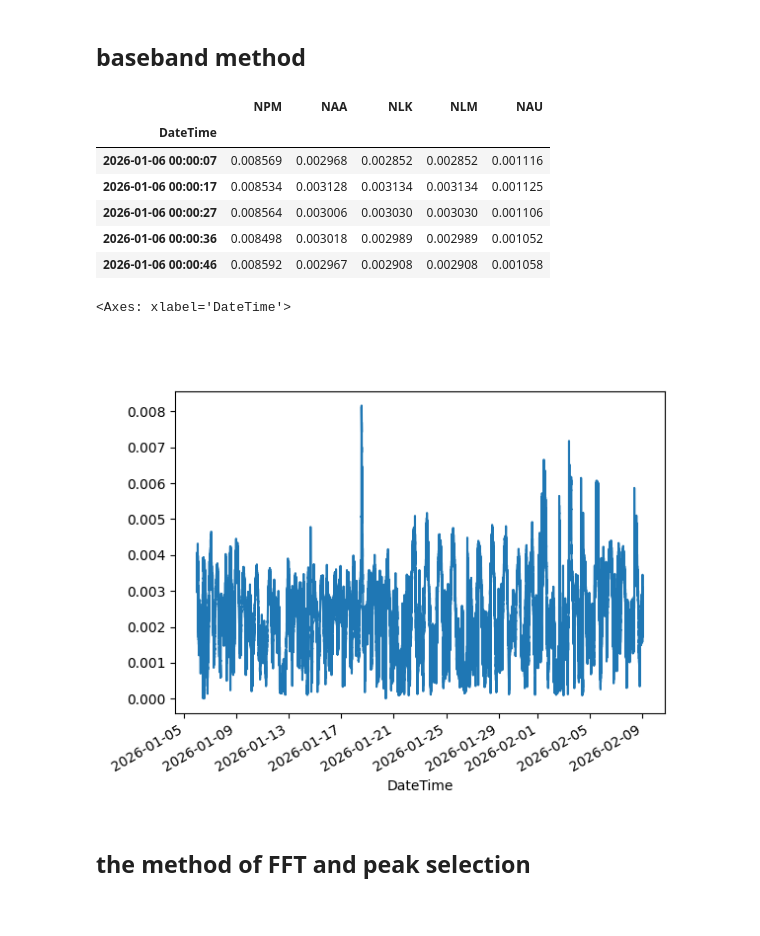
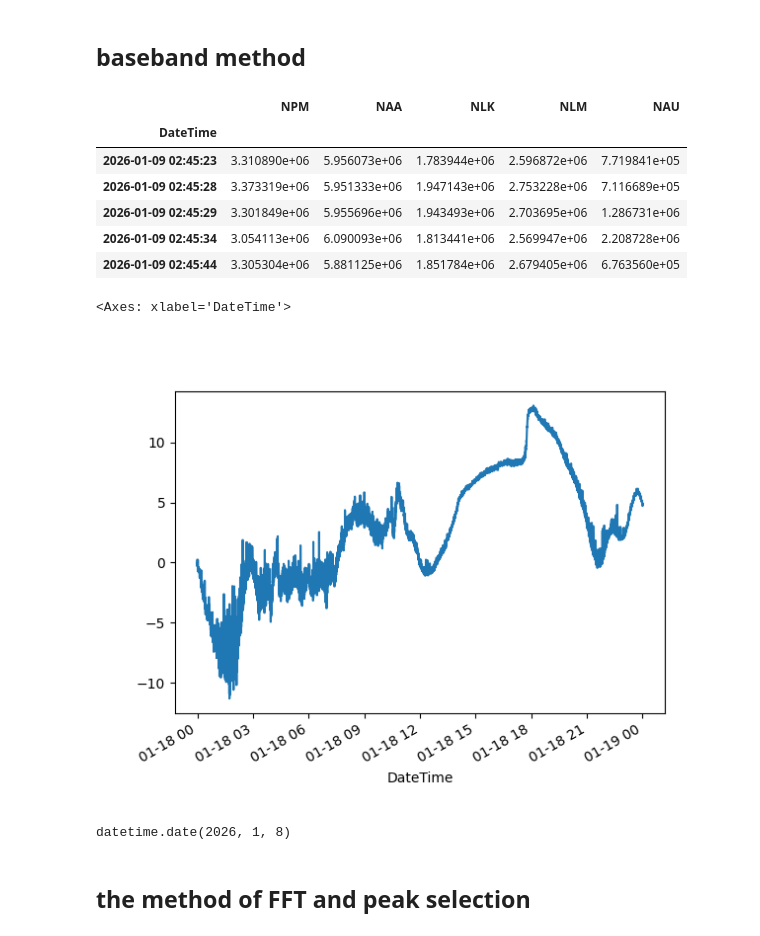
Before and after one commit to aldarco/pavnet-v3, a Jupyter notebook: raw2amp_v3_results.ipynb, the cells around one changed output. Saved outputs shown, nothing was run; the diff lists cells and outputs as text; code cells hidden in the pictures.

```diff
--- a/raw2amp_v3_results.ipynb
+++ b/raw2amp_v3_results.ipynb
@@ -5,15 +8,16 @@ import matplotlib.pyplot as plt
 # %% [markdown]
 ## baseband method
 # %%
-data = pd.read_csv("/home/aldo/ANTAR_amplitude_2026-01-06 00:00:07-to-2026-01-06 00:00:07.csv",
+data = pd.read_csv("/data/PAVNET_26/PLO-v3//ANTAR_amplitude_2026-01-08-to-2026-01-08.csv",
                    parse_dates=True, index_col=0)
 # %%
+data.index += timedelta(hours=5)
 data.head()
 # %% [output]
 |  | NPM | NAA | NLK | NLM | NAU |
 | DateTime |  |  |  |  |  |
-| 2026-01-06 00:00:07 | 0.008569 | 0.002968 | 0.002852 | 0.002852 | 0.001116 |
-| 2026-01-06 00:00:17 | 0.008534 | 0.003128 | 0.003134 | 0.003134 | 0.001125 |
-| 2026-01-06 00:00:27 | 0.008564 | 0.003006 | 0.003030 | 0.003030 | 0.001106 |
-| 2026-01-06 00:00:36 | 0.008498 | 0.003018 | 0.002989 | 0.002989 | 0.001052 |
-| 2026-01-06 00:00:46 | 0.008592 | 0.002967 | 0.002908 | 0.002908 | 0.001058 |
+| 2026-01-09 02:45:23 | 3.310890e+06 | 5.956073e+06 | 1.783944e+06 | 2.596872e+06 | 7.719841e+05 |
+| 2026-01-09 02:45:28 | 3.373319e+06 | 5.951333e+06 | 1.947143e+06 | 2.753228e+06 | 7.116689e+05 |
+| 2026-01-09 02:45:29 | 3.301849e+06 | 5.955696e+06 | 1.943493e+06 | 2.703695e+06 | 1.286731e+06 |
+| 2026-01-09 02:45:34 | 3.054113e+06 | 6.090093e+06 | 1.813441e+06 | 2.569947e+06 | 2.208728e+06 |
+| 2026-01-09 02:45:44 | 3.305304e+06 | 5.881125e+06 | 1.851784e+06 | 2.679405e+06 | 6.763560e+05 |
@@ -22,9 +24,18 @@ data.head()
+# %%
+# traken from pavnet.c / it wa not yet implemented
+# SCALE_FACTOR = ( (1000.0f * RPgainValue_cfg) / (2147483648.0f * calib_voltage));
+SCALE_FACTOR = ( (1000.0 * 1) / (2147483648.0 * 1));
+data_db = 20*np.log10(data * SCALE_FACTOR)
 # %%
 fig, ax = plt.subplots()
-data.NAA.plot(ax=ax)
+data_db.NAA.loc[dt(2026, 1, 18):dt(2026, 1, 19)].plot(ax=ax)
 # %% [output]
 <Axes: xlabel='DateTime'>
-[figure, old version]
+[figure, new version]
+# %%
+data.index[0].date()
+# %% [output]
+datetime.date(2026, 1, 8)
 # %% [markdown]
 ## the method of FFT and peak selection
 # %%
```
Also changed, not shown: parts of 2 cells of this notebook, 3 other files.
